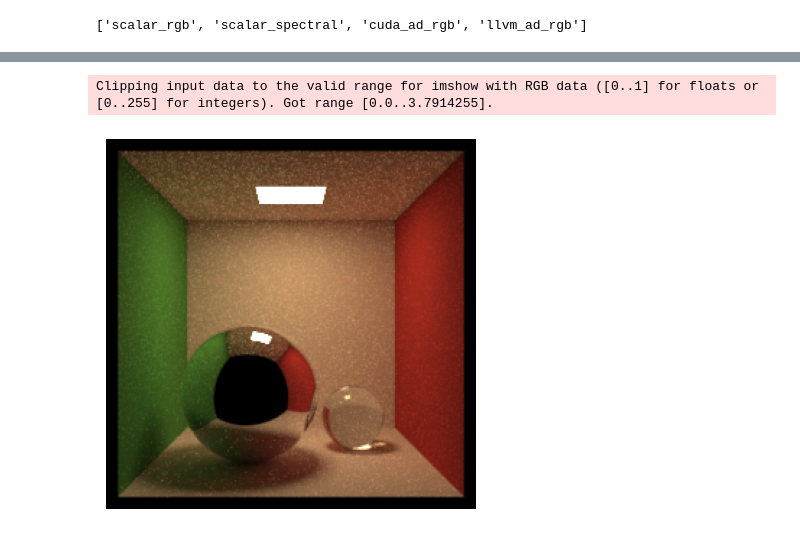
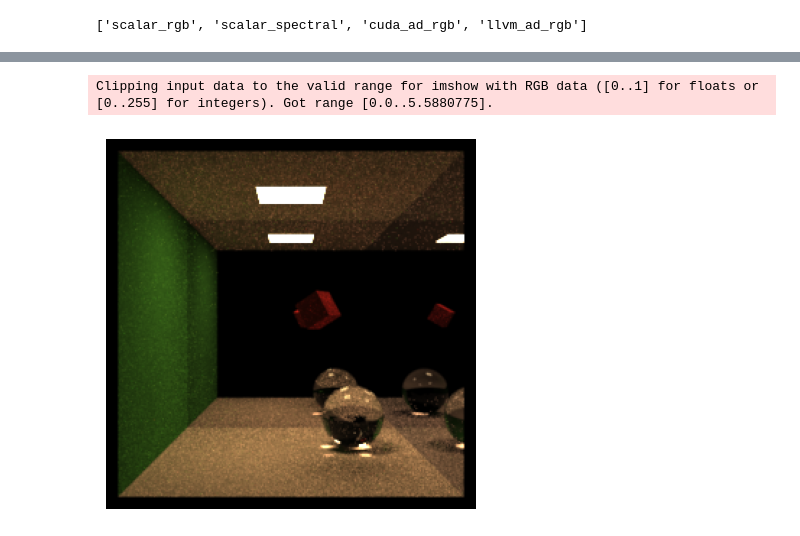
Before and after one commit to BNLNPPS/esi-mitsuba-sandbox, a Jupyter notebook: notebooks/mitsuba_sandbox_1.ipynb, the cells around one changed output, grey strips where cells are left out. Saved outputs shown, nothing was run; the diff lists cells and outputs as text; code cells hidden in the pictures.

Commit message:
Updated the scene experiment code

```diff
--- a/notebooks/mitsuba_sandbox_1.ipynb
+++ b/notebooks/mitsuba_sandbox_1.ipynb
@@ -11,7 +11,7 @@ mi.set_variant("llvm_ad_rgb")
 # mi.set_variant("scalar_rgb")
 # mi.set_variant("cuda_ad_rgb")
 # %%
-mi.set_variant('scalar_rgb')
+# mi.set_variant('scalar_rgb')
 
 img1 = mi.render(mi.load_dict(mi.cornell_box()))
 # %%
@@ -24,11 +24,11 @@ Clipping input data to the valid range for imshow with RGB data ([0..1] for floa
 [figure]
 # %%
-scene = mi.load_file("../scenes/cbox.xml")
+scene = mi.load_file("../scenes/modbox.xml")
 # %%
 img2 = mi.render(scene, spp=256)
 # %%
 plt.axis("off")
-plt.imshow(img2 ** (1.0 / 2.2)); # approximate sRGB tonemapping
+plt.imshow(img2 ** (1.0 / 1.7)); # approximate sRGB tonemapping
 # %% [output]
-Clipping input data to the valid range for imshow with RGB data ([0..1] for floats or [0..255] for integers). Got range [0.0..3.7914255].
+Clipping input data to the valid range for imshow with RGB data ([0..1] for floats or [0..255] for integers). Got range [0.0..5.5880775].
-[figure, old version]
+[figure, new version]
```
Also changed, not shown: parts of 1 cell of this notebook, 2 other files.
